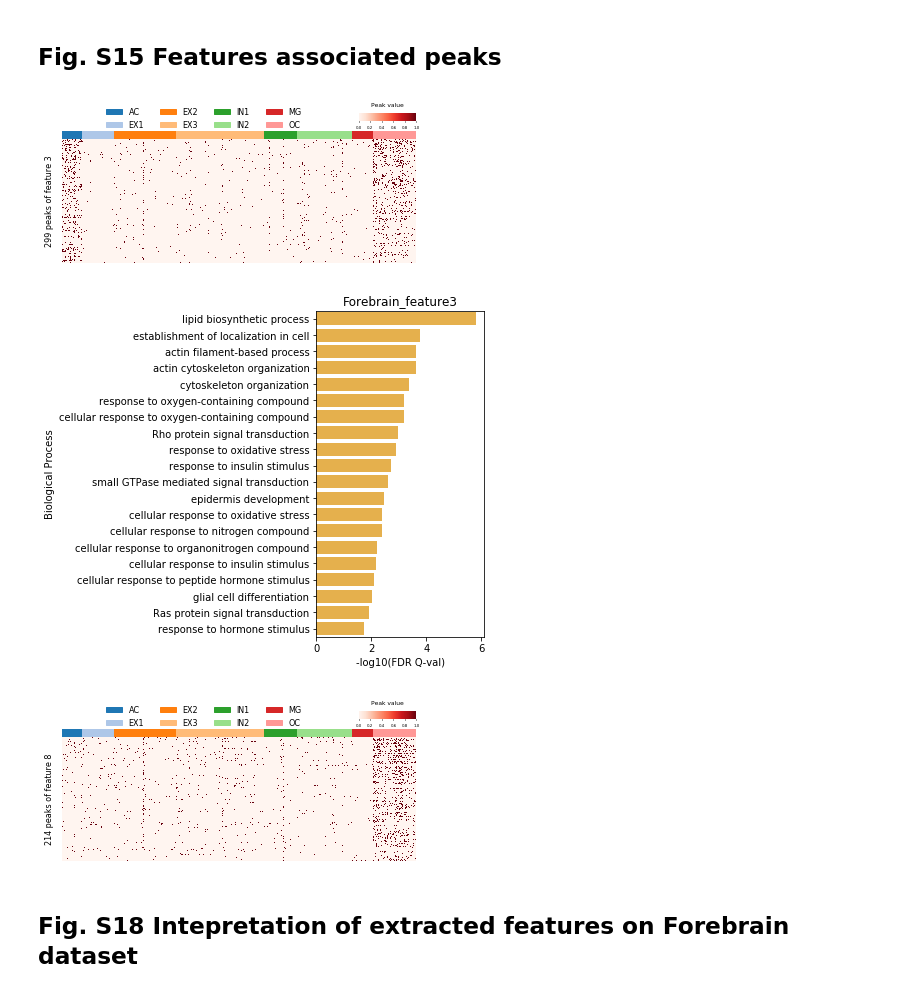
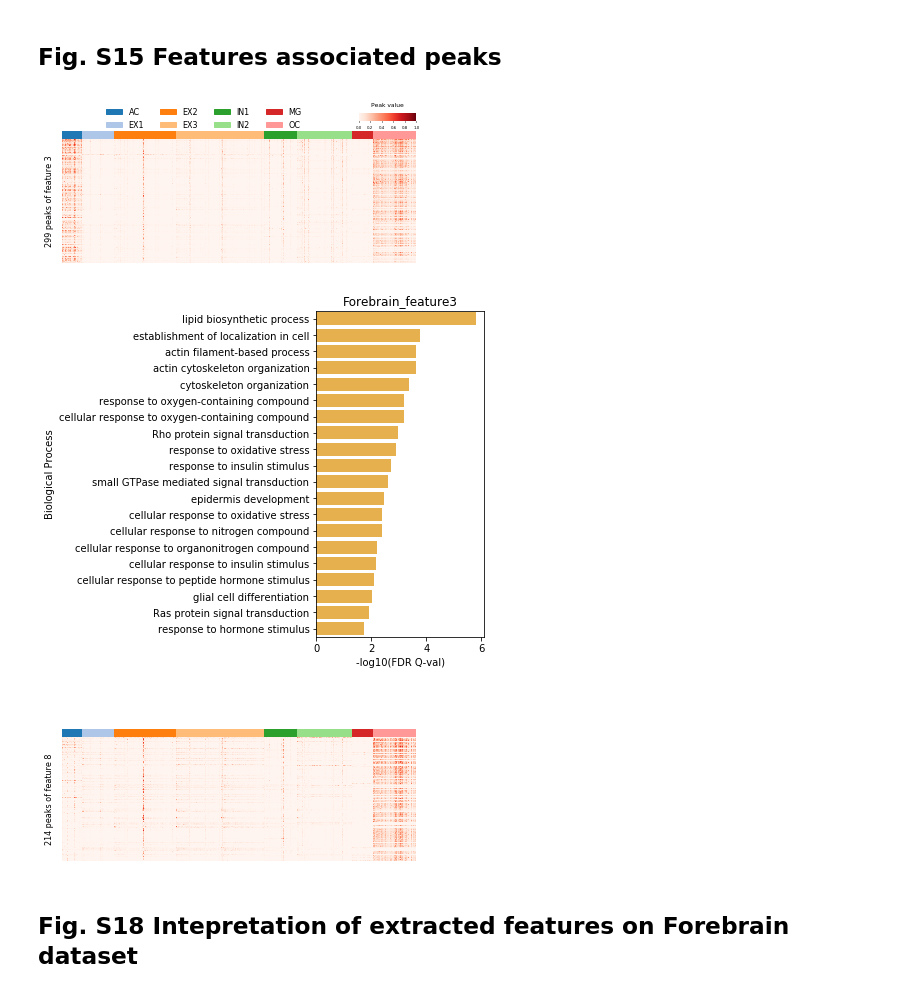
Before and after one commit to jsxlei/Source_Data, a Jupyter notebook: Forebrain/Forebrain.ipynb, the cells around one changed output. Drawn from its saved outputs; the diff is of its cells as text; code cells hidden in the pictures.

Commit message:
source data

```diff
--- a/Forebrain/Forebrain.ipynb
+++ b/Forebrain/Forebrain.ipynb
@@ -271,37 +266,40 @@ from scale.utils import peak_selection, get_decoder_weight, sort_by_mad
 # %%
 weight = get_decoder_weight(out_dir+'model.pt')
 weight_index = sort_by_mad(raw.T).columns
 specific_peaks = peak_selection(weight, weight_index)
 
+show_legend=True
+show_cax=True
 for i, peak_index in enumerate(specific_peaks): # show the represented peaks of last two components of feature
-    if i in [2, 7]:
-        peak_data = raw.loc[peak_index]
+    if i+1 in [3, 8]:
+        peak_data = imputed.loc[peak_index]
         plot_heatmap(peak_data, y, classes=classes,
                      cmap='Reds',
                      figsize=(8,3),
                      cax_title='Peak value',
                      ylabel='{} peaks of feature {}'.format(len(peak_index), i+1),
                      vmax=1, vmin=0, legend_font=8,
                      row_cluster=False,
-                     show_legend=True,
-                     show_cax = True,
+                     show_legend=show_legend,
+                     show_cax=show_cax,
                      ncol=4,
                      bbox_to_anchor=(0.4, 1.32),
                      save=None #'intepret_feature/feature_{}.pdf'.format(i+1)
                     )
-
+        show_legend = False
+        show_cax = False
         if os.path.isfile(out_dir+'GO_feature{}.txt'.format(i+1)):
             GO = pd.read_csv(out_dir+'GO_feature{}.txt'.format(i+1), sep='\t', skiprows=2, header=None).iloc[:, :5]
             GO.iloc[:, 3] = -np.log10(GO.iloc[:, 3])
             GO.columns = ['Biological Process', 'Rank', 'P-Value', '-log10(FDR Q-val)', 'Fold Enrichment']
             plt.figure(figsize=(3,6))
             sns.barplot(x="-log10(FDR Q-val)", y="Biological Process", data=GO, color='orange', alpha=0.8)
             plt.title('Forebrain_feature{}'.format(i+1))
             plt.show()
 # %% [output]
-[figure, old version]
+[figure, new version]
 [figure]
-[figure, old version]
+[figure, new version]
 # %% [markdown]
 ## Fig. S18 Intepretation of extracted features on Forebrain dataset
 # %%
```
Also changed, not shown: parts of 6 cells of this notebook, 46 other files.
